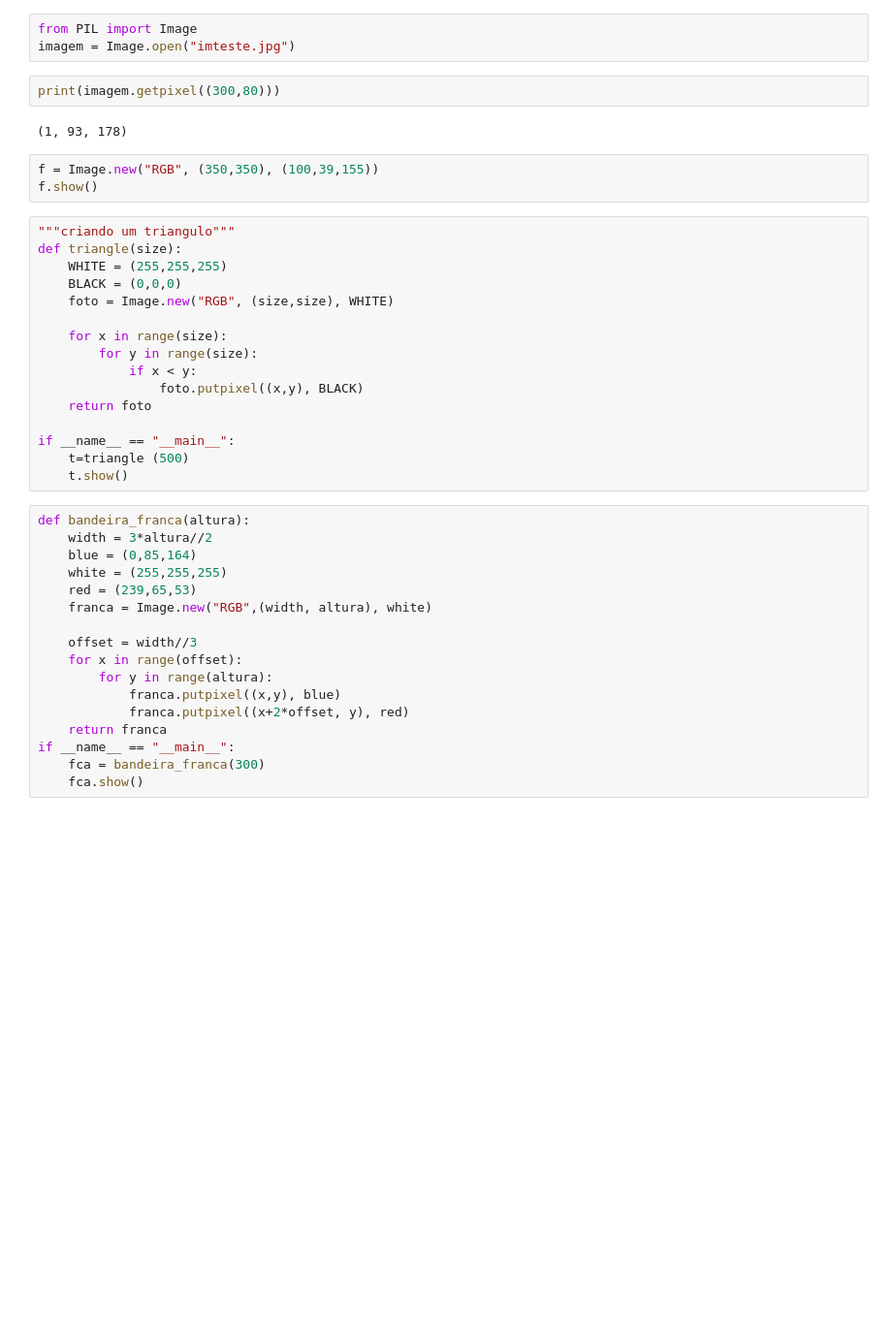
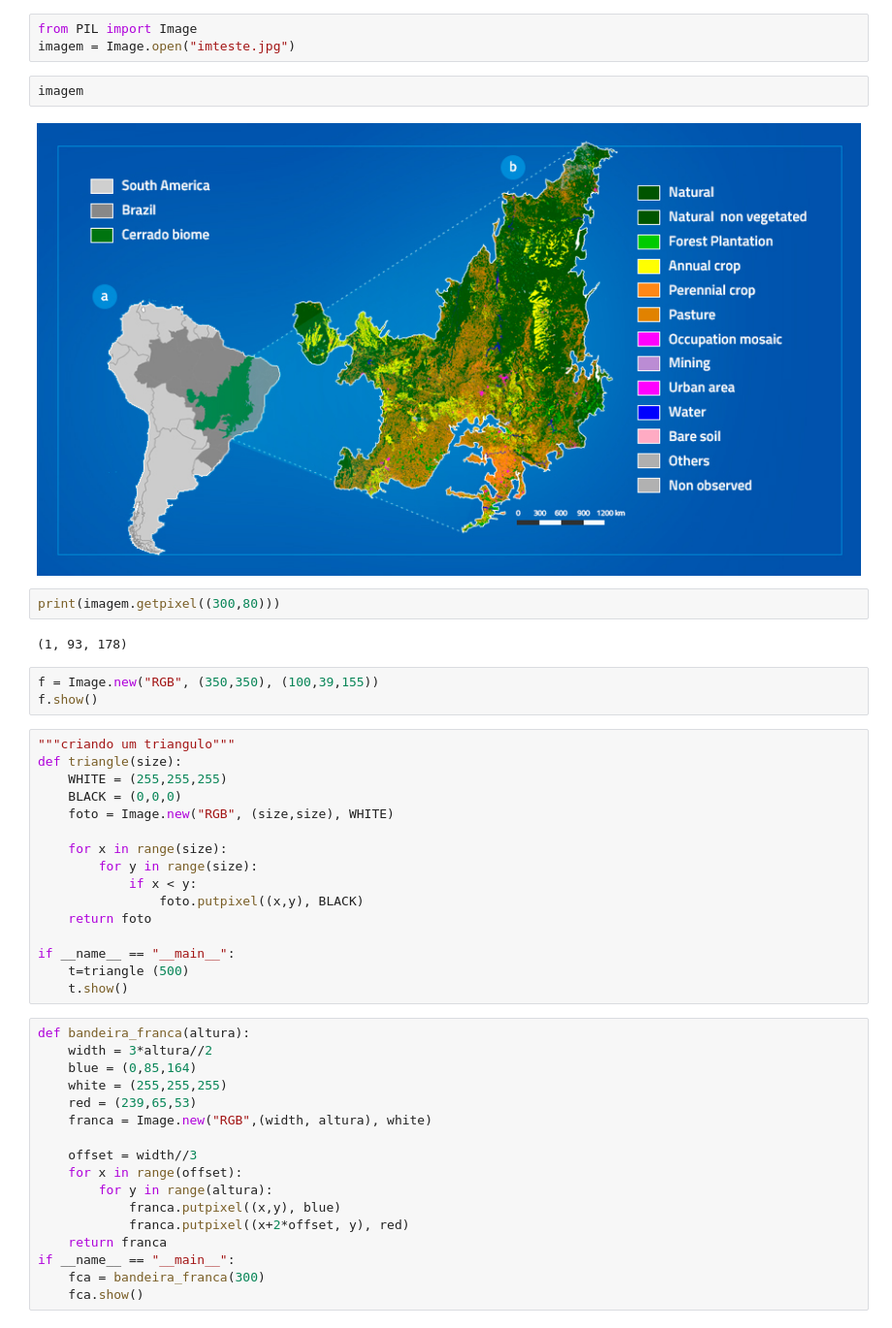
Before and after one commit to Lucas-coliveira/oProject, a Jupyter notebook: criandoimg.ipynb, the cells around one changed output. Shown: that part at 97% size. Cells and saved outputs as stored; diff of their text form; blank space fills up the shorter version.

```diff
--- a/criandoimg.ipynb
+++ b/criandoimg.ipynb
@@ -1,6 +1,10 @@
 # %%
 from PIL import Image
 imagem = Image.open("imteste.jpg")
+# %%
+imagem
+# %% [output]
+[figure, added]
 # %%
 print(imagem.getpixel((300,80)))
 # %% [output]
```
Also changed, not shown: 2 other files.
